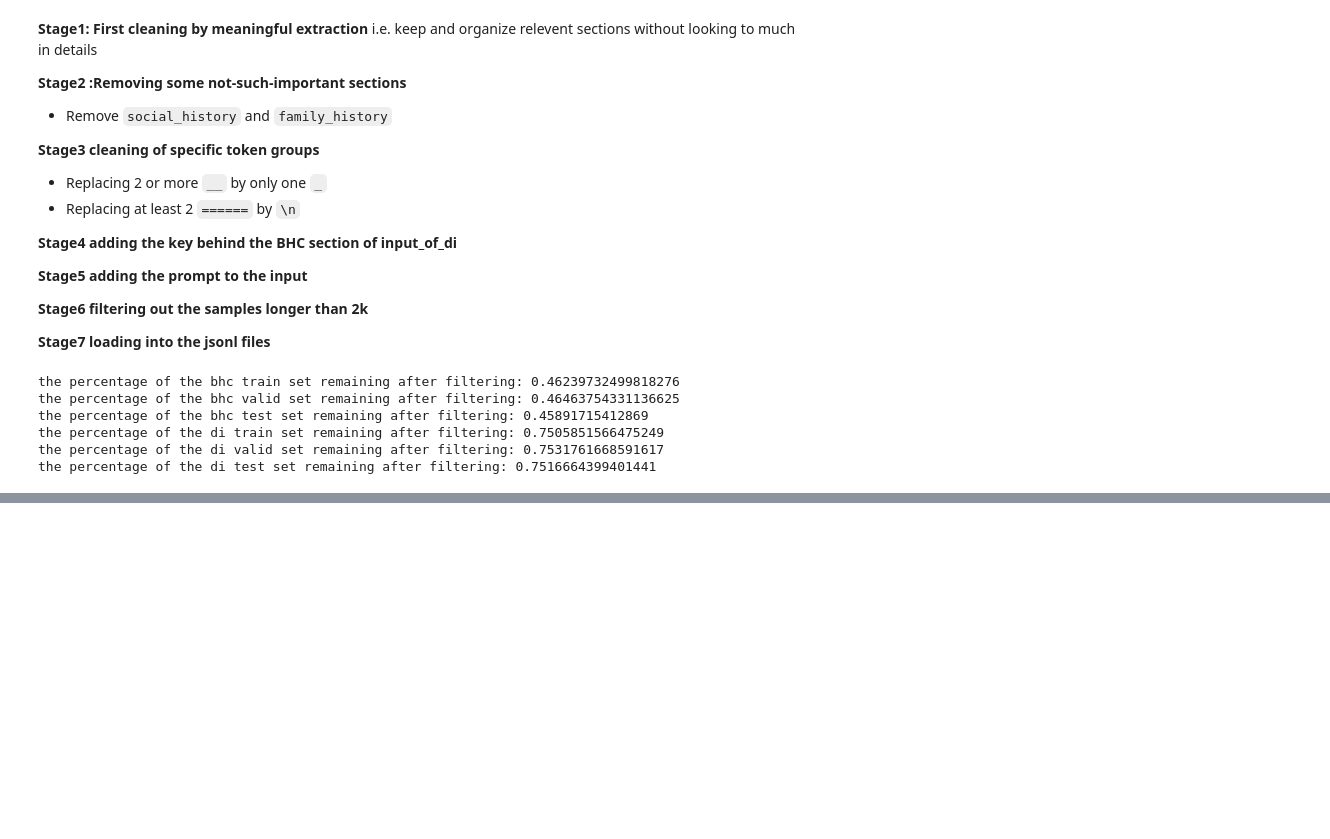
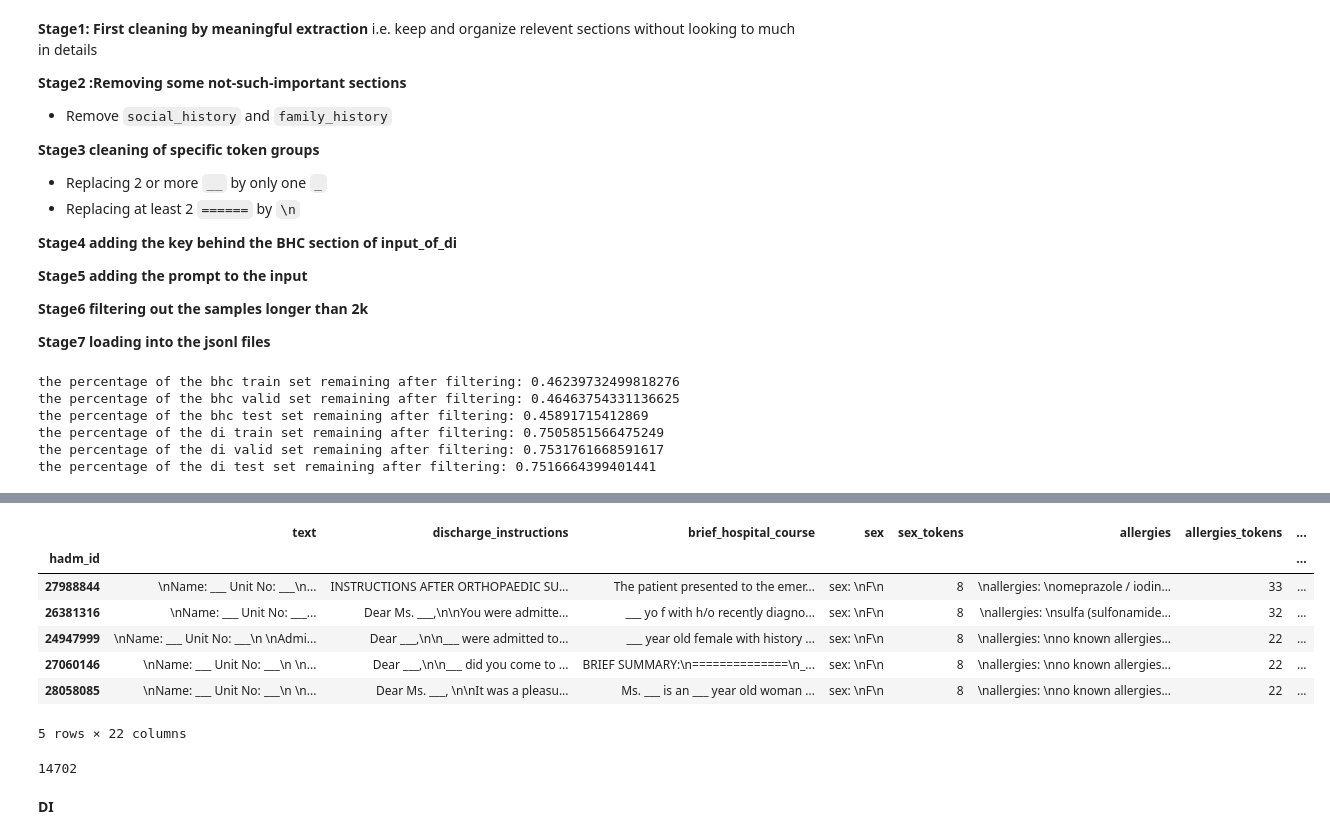
Before and after one commit to HAOTIAN89/MEDISCHARGE, a Jupyter notebook: notebooks/dataset_reconstruct.ipynb, the cells around one changed output, grey strips where cells are left out. Cells and saved outputs as stored; diff of their text form; code cells hidden in the pictures; blank space fills up the shorter version.

```diff
--- a/notebooks/dataset_reconstruct.ipynb
+++ b/notebooks/dataset_reconstruct.ipynb
@@ -215,0 +283,40 @@ dataframe_to_jsonl(di_test_df, attributes=['input_of_di', 'discharge_instruction
+# %%
+select_strategy = [
+    ['sex', 'allergies', 'chief_complaint', 'major_surgical_procedures', 'history_of_present_illness', 'physical_exam', 'pertinent_results', 'past_medical_history'],
+    ['sex', 'allergies', 'chief_complaint', 'major_surgical_procedures', 'history_of_present_illness', 'physical_exam', 'pertinent_results'],
+    ['sex', 'allergies', 'chief_complaint', 'major_surgical_procedures', 'history_of_present_illness', 'physical_exam', 'past_medical_history'],
+    ['sex', 'allergies', 'chief_complaint', 'major_surgical_procedures', 'history_of_present_illness', 'pertinent_results', 'past_medical_history'],
+    ['sex', 'allergies', 'chief_complaint', 'major_surgical_procedures', 'history_of_present_illness', 'physical_exam'],
+    ['sex', 'allergies', 'chief_complaint', 'major_surgical_procedures', 'history_of_present_illness', 'pertinent_results'],
+    ['sex', 'allergies', 'chief_complaint', 'major_surgical_procedures', 'history_of_present_illness', 'past_medical_history'],
+    ['sex', 'allergies', 'chief_complaint', 'major_surgical_procedures', 'history_of_present_illness'],
+    ['sex', 'allergies', 'chief_complaint', 'history_of_present_illness'],
+    ['sex', 'allergies', 'chief_complaint', 'major_surgical_procedures', 'physical_exam', 'pertinent_results', 'past_medical_history'],
+    ['sex', 'allergies', 'chief_complaint', 'major_surgical_procedures', 'physical_exam', 'pertinent_results'],
+    ['sex', 'allergies', 'chief_complaint', 'major_surgical_procedures', 'physical_exam', 'past_medical_history'],
+    ['sex', 'allergies', 'chief_complaint', 'major_surgical_procedures', 'pertinent_results', 'past_medical_history'],
+    ['sex', 'allergies', 'chief_complaint', 'major_surgical_procedures', 'physical_exam'],
+    ['sex', 'allergies', 'chief_complaint', 'major_surgical_procedures', 'pertinent_results'],
+    ['sex', 'allergies', 'chief_complaint', 'major_surgical_procedures', 'past_medical_history'],
+]
+# %%
+test_combined_discharge['input_of_bhc_new'] = test_combined_discharge['input_of_bhc']
+
+for index, row in test_combined_discharge.iterrows():
+    total_tokens = 0
+    for select in select_strategy:
+        total_tokens = 0
+        for section in select:
+            total_tokens += row[section + "_tokens"]
+        if total_tokens < 1848:  # 2048 - 200
+            final_select = select
+            break
+        if select in select_strategy[-1]:
+            final_select = select_strategy[-1]
+            print("no suitable strategy found")
+    test_combined_discharge.at[index, 'input_of_bhc_new'] = extract_clean_inputs(test_combined_discharge.iloc[index], features_to_include=final_select)
+test_combined_discharge['input_of_bhc_new'] = system_prompt1 + test_combined_discharge['input_of_bhc_new']
+test_combined_discharge['input_of_bhc_new'] = test_combined_discharge['input_of_bhc_new'].progress_apply(remove_unecessary_tokens)
+test_combined_discharge['input_of_bhc_new_tokens'] = test_combined_discharge['input_of_bhc_new'].progress_apply(get_token_count)
+# check how many rows where its input_of_bhc_new_tokens is greater than 2048
+print(len(test_combined_discharge[test_combined_discharge['input_of_bhc_new_tokens'] > 2048]))
@@ -215,0 +335,17 @@ dataframe_to_jsonl(di_test_df, attributes=['input_of_di', 'discharge_instruction
+# %%
+test_combined_discharge.set_index('hadm_id', inplace=True)
+# %%
+test_combined_discharge.head()
+# %% [output]
+|  | text | discharge_instructions | brief_hospital_course | sex | sex_tokens | allergies | allergies_tokens | ... |
+| hadm_id |  |  |  |  |  |  |  | ... |
+| 27988844 | \nName: ___ Unit No: ___\n... | INSTRUCTIONS AFTER ORTHOPAEDIC SU... | The patient presented to the emer... | sex: \nF\n | 8 | \nallergies: \nomeprazole / iodin... | 33 | ... |
+| 26381316 | \nName: ___ Unit No: ___... | Dear Ms. ___,\n\nYou were admitte... | ___ yo f with h/o recently diagno... | sex: \nF\n | 8 | \nallergies: \nsulfa (sulfonamide... | 32 | ... |
+| 24947999 | \nName: ___ Unit No: ___\n \nAdmi... | Dear ___,\n\n___ were admitted to... | ___ year old female with history ... | sex: \nF\n | 8 | \nallergies: \nno known allergies... | 22 | ... |
+| 27060146 | \nName: ___ Unit No: ___\n \n... | Dear ___,\n\n___ did you come to ... | BRIEF SUMMARY:\n==============\n_... | sex: \nF\n | 8 | \nallergies: \nno known allergies... | 22 | ... |
+| 28058085 | \nName: ___ Unit No: ___\n \n... | Dear Ms. ___, \n\nIt was a pleasu... | Ms. ___ is an ___ year old woman ... | sex: \nF\n | 8 | \nallergies: \nno known allergies... | 22 | ... |
+5 rows × 22 columns
+# %%
+print(len(test_combined_discharge))
+# %% [output]
+14702
@@ -215,0 +356,2 @@ dataframe_to_jsonl(di_test_df, attributes=['input_of_di', 'discharge_instruction
+# %% [markdown]
+**DI**
```
Also changed, not shown: parts of 11 cells of this notebook.
